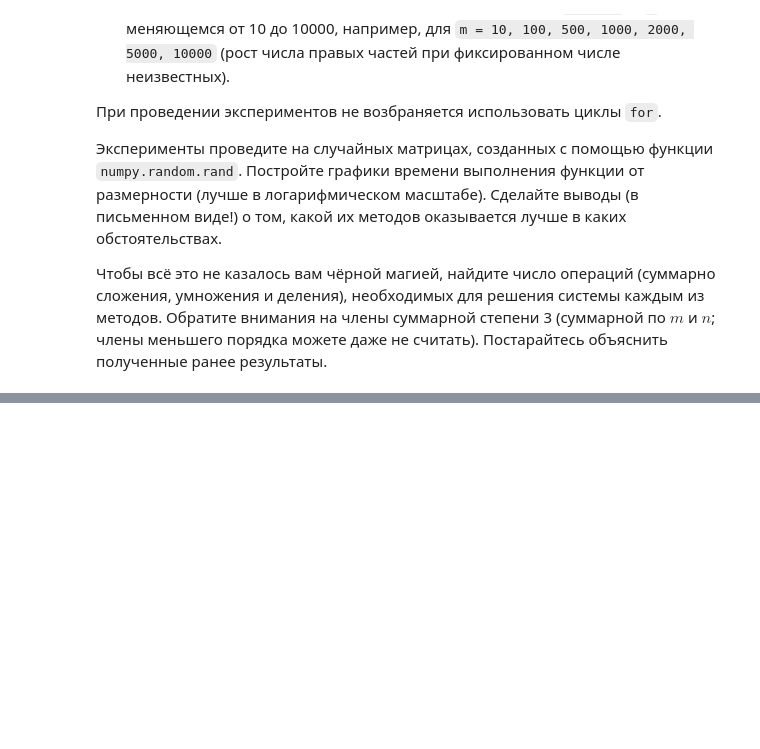
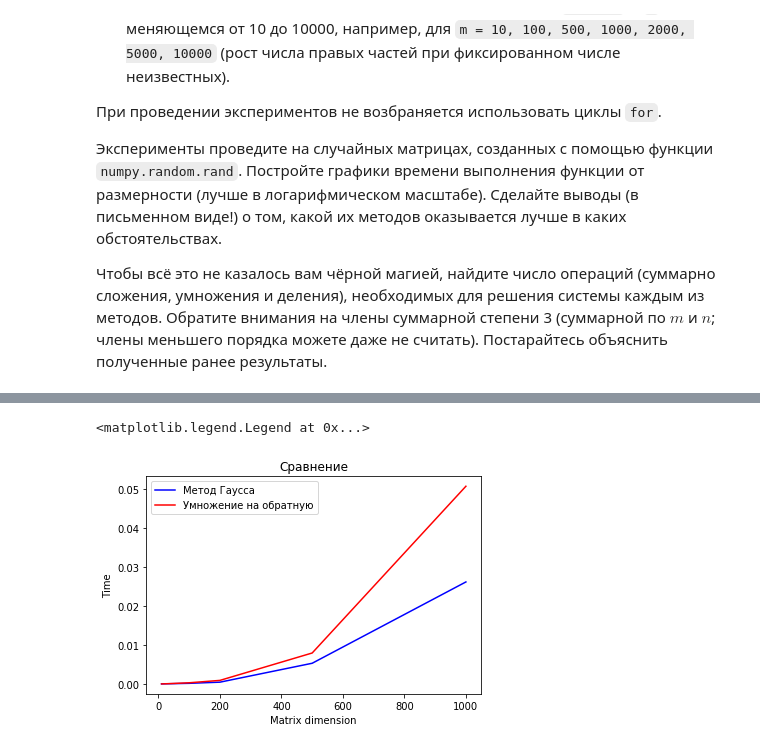
Before and after one commit to AndroidM0nkey/Codes, a Jupyter notebook: HSE Linalg Lab Fall 2019.ipynb, the cells around one changed output, grey strips where cells are left out. Saved outputs shown, nothing was run; the diff lists cells and outputs as text; code cells hidden in the pictures; blank space fills up the shorter version.

```diff
--- a/HSE Linalg Lab Fall 2019.ipynb
+++ b/HSE Linalg Lab Fall 2019.ipynb
@@ -553,3 +620,24 @@ for n_iter in range(max_iter):
 Эксперименты проведите на случайных матрицах, созданных с помощью функции `numpy.random.rand`. Постройте графики времени выполнения функции от размерности (лучше в логарифмическом масштабе). Сделайте выводы (в письменном виде!) о том, какой их методов оказывается лучше в каких обстоятельствах.
 
 Чтобы всё это не казалось вам чёрной магией, найдите число операций (суммарно сложения, умножения и деления), необходимых для решения системы каждым из методов. Обратите внимания на члены суммарной степени 3 (суммарной по $m$ и $n$; члены меньшего порядка можете даже не считать). Постарайтесь объяснить полученные ранее результаты.
+# %%
+n = [10, 50, 100, 200, 500, 1000]
+m = 10
+
+lib_times = []
+my_times = []
+for i in range(6):
+    A = np.random.rand(n[i], n[i])
+    B = np.random.rand(n[i],m)
+    res_lib = %timeit -o sla.solve(A,B)
+    lib_times.append(res_lib.best)
+    res_my = %timeit -o A.dot(sla.inv(A).dot(B))
+    my_times.append(res_my.best)
+
+plt.plot(n, lib_times, color='blue', label='Метод Гаусса')
+plt.plot(n, my_times, color='red', label='Умножение на обратную')
+plt.title('Сравнение')
+plt.ylabel('Time')
+plt.xlabel('Matrix dimension')
+plt.legend()
+# %% [output]
@@ -555,0 +656,2 @@ for n_iter in range(max_iter):
+<matplotlib.legend.Legend at 0x...>
+[figure, added]
```
Also changed, not shown: parts of 8 cells of this notebook.
